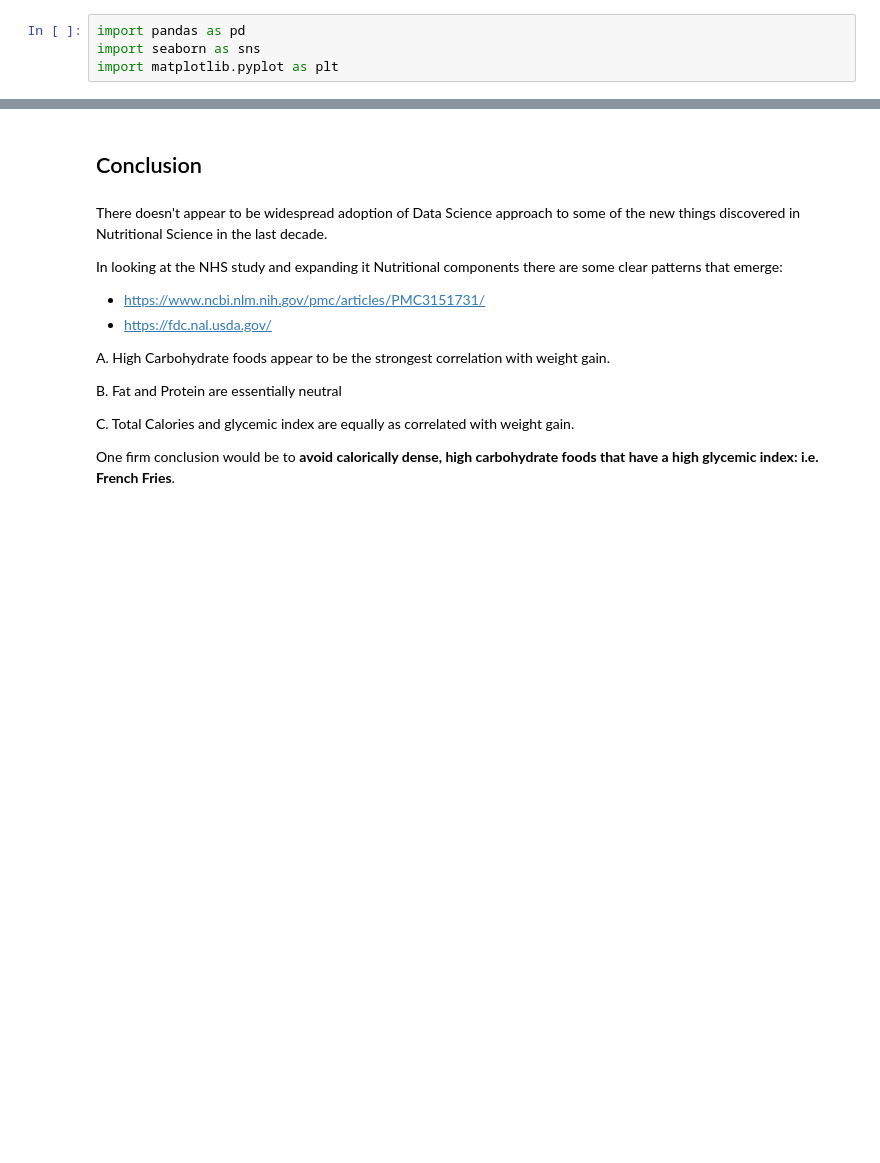
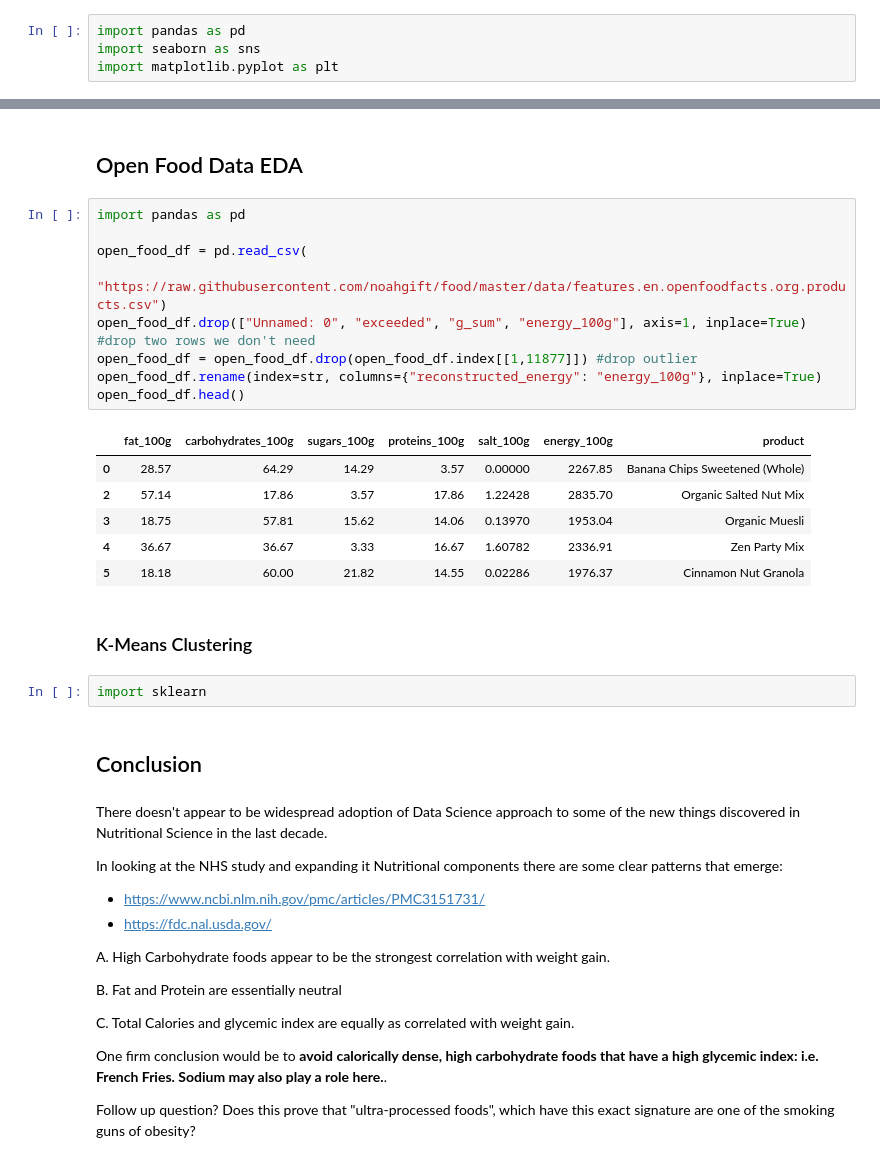
Before and after one commit to noahgift/intermittent-fasting, a Jupyter notebook: weight_gain_foods.ipynb, the cells around one changed output, grey strips where cells are left out. Cells and saved outputs as stored; diff of their text form; blank space fills up the shorter version.

```diff
--- a/weight_gain_foods.ipynb
+++ b/weight_gain_foods.ipynb
@@ -39,3 +77,25 @@ sns.heatmap(df.corr(), annot=True, linewidths=.5, ax=ax)
+# %% [markdown]
+## Open Food Data EDA
+# %%
+import pandas as pd
+
+open_food_df = pd.read_csv(
+    "https://raw.githubusercontent.com/noahgift/food/master/data/features.en.openfoodfacts.org.products.csv")
+open_food_df.drop(["Unnamed: 0", "exceeded", "g_sum", "energy_100g"], axis=1, inplace=True) #drop two rows we don't need
+open_food_df = open_food_df.drop(open_food_df.index[[1,11877]]) #drop outlier
+open_food_df.rename(index=str, columns={"reconstructed_energy": "energy_100g"}, inplace=True)
+open_food_df.head()
+# %% [output]
+|  | fat_100g | carbohydrates_100g | sugars_100g | proteins_100g | salt_100g | energy_100g | product |
+| 0 | 28.57 | 64.29 | 14.29 | 3.57 | 0.00000 | 2267.85 | Banana Chips Sweetened (Whole) |
+| 2 | 57.14 | 17.86 | 3.57 | 17.86 | 1.22428 | 2835.70 | Organic Salted Nut Mix |
+| 3 | 18.75 | 57.81 | 15.62 | 14.06 | 0.13970 | 1953.04 | Organic Muesli |
+| 4 | 36.67 | 36.67 | 3.33 | 16.67 | 1.60782 | 2336.91 | Zen Party Mix |
+| 5 | 18.18 | 60.00 | 21.82 | 14.55 | 0.02286 | 1976.37 | Cinnamon Nut Granola |
+# %% [markdown]
+### K-Means Clustering
+# %%
+import sklearn
 # %% [markdown]
 ## Conclusion
 # %% [markdown]
@@ -52,4 +112,6 @@ B.  Fat and Protein are essentially neutral
 
 C.  Total Calories and glycemic index are equally as correlated with weight gain.
 
-One firm conclusion would be to **avoid calorically dense, high carbohydrate foods that have a high glycemic index:  i.e. French Fries**.
+One firm conclusion would be to **avoid calorically dense, high carbohydrate foods that have a high glycemic index:  i.e. French Fries.  Sodium may also play a role here.**.
+
+Follow up question?  Does this prove that "ultra-processed foods", which have this exact signature are one of the smoking guns of obesity?
```
Also changed, not shown: parts of 8 cells of this notebook.
